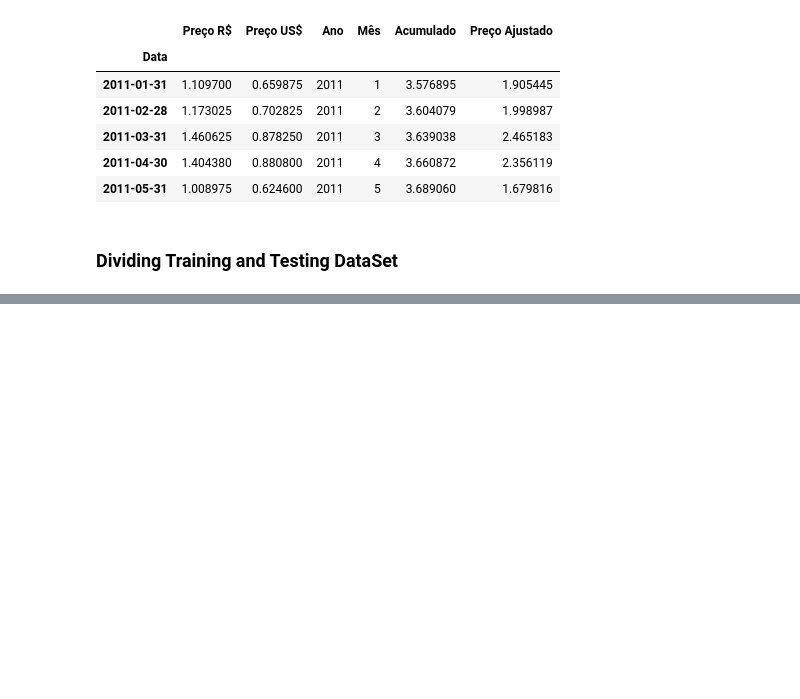
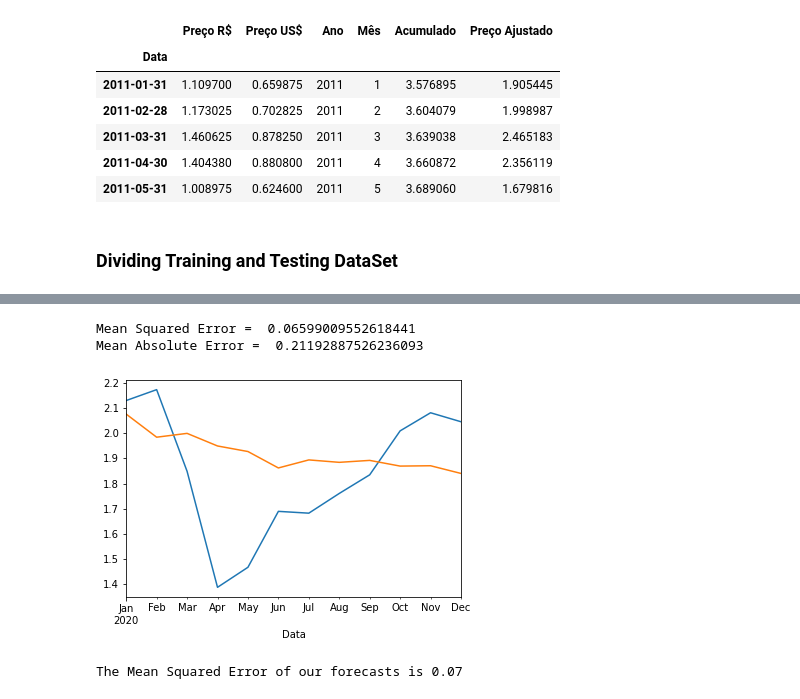
Before and after one commit to ArthurRoseira/Etanol_priceAnalysis, a Jupyter notebook: holtwinters_ExponentialSmoothing.ipynb, the cells around one changed output, grey strips where cells are left out. Saved outputs shown, nothing was run; the diff lists cells and outputs as text; code cells hidden in the pictures; blank space fills up the shorter version.

```diff
--- a/holtwinters_ExponentialSmoothing.ipynb
+++ b/holtwinters_ExponentialSmoothing.ipynb
@@ -94,0 +344,23 @@ model.forecast(teste.shape[0]).plot()
+# %%
+import itertools
+import warnings
+warnings.filterwarnings('ignore')
+optimal_model = ARMA(treino['Preço Ajustado'], order=(8,3)).fit()
+teste['Preço Ajustado'].plot()
+acc_1_pred = optimal_model.predict(start=treino.shape[0],end=(treino.shape[0]+teste.shape[0]-1),dynamic= True)
+acc_1_pred.plot()
+
+#Calculating Accuracy
+from sklearn import metrics
+acc_1_true = teste['Preço Ajustado']
+print('Mean Squared Error = ' , metrics.mean_squared_error(acc_1_true , acc_1_pred))
+print('Mean Absolute Error = ' , metrics.mean_absolute_error(acc_1_true , acc_1_pred))
+# %% [output]
+Mean Squared Error =  0.06599009552618441
+Mean Absolute Error =  0.21192887526236093
+[figure, added]
+# %%
+mse = ((acc_1_true - acc_1_pred) ** 2).mean()
+print('The Mean Squared Error of our forecasts is {}'.format(round(mse, 2)))
+# %% [output]
+The Mean Squared Error of our forecasts is 0.07
```
Also changed, not shown: parts of 23 cells of this notebook.
